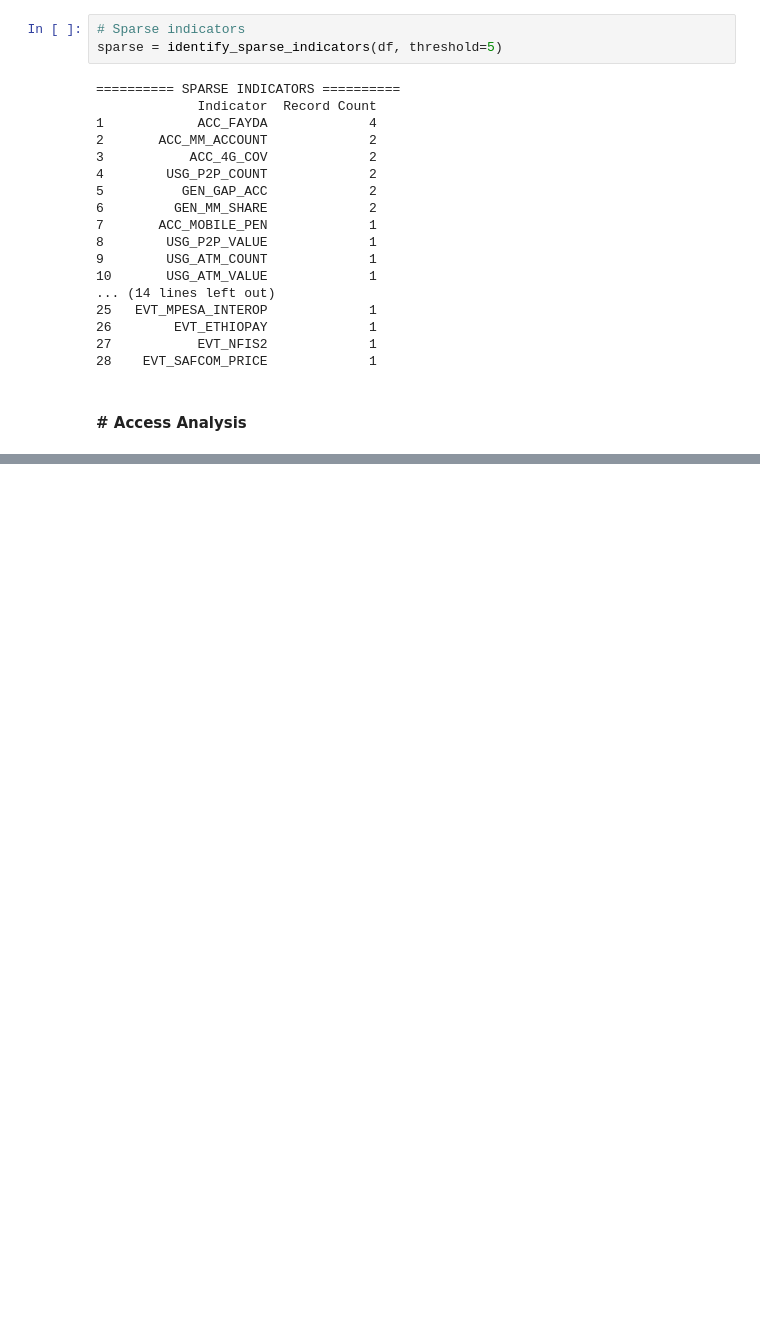
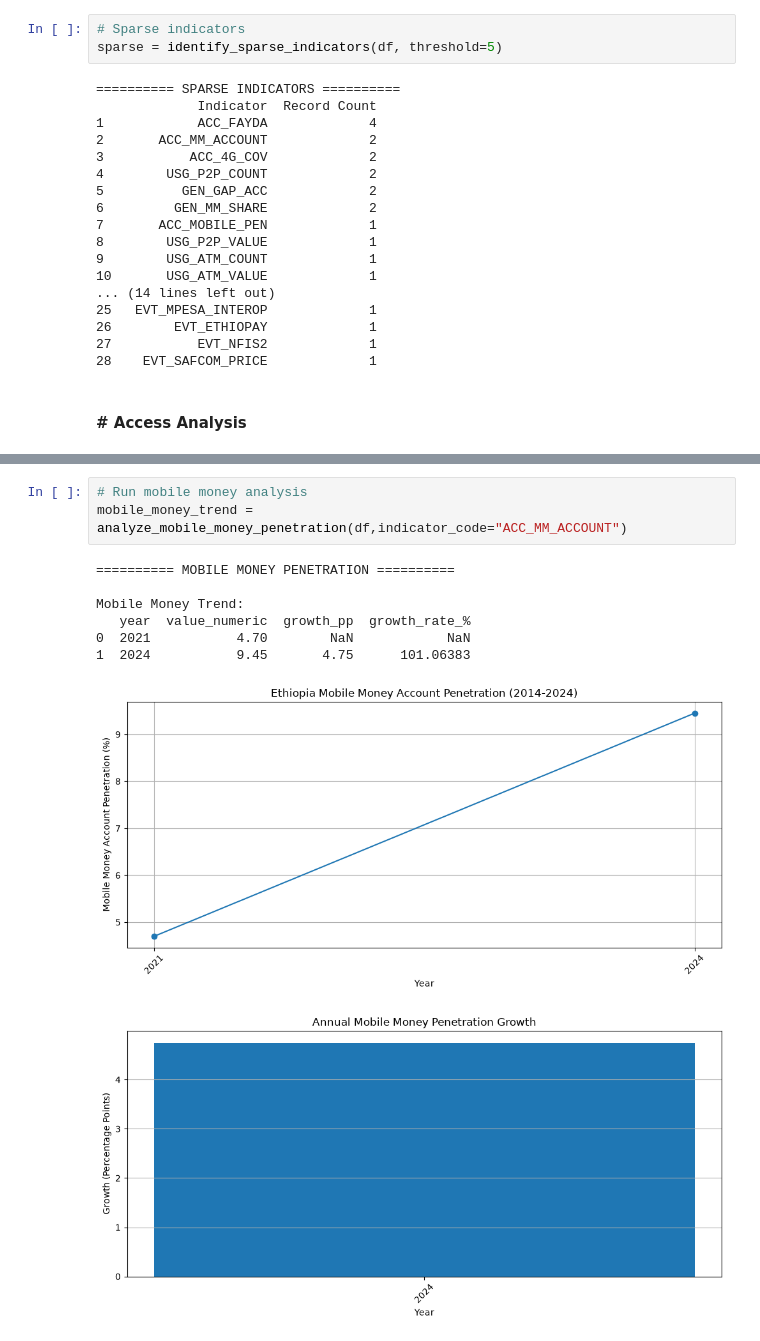
Before and after one commit to AyantuGeremew/ethiopia_fi_forecast, a Jupyter notebook: notebooks/main.ipynb, the cells around one changed output, grey strips where cells are left out. Saved outputs shown, nothing was run; the diff lists cells and outputs as text; blank space fills up the shorter version.

```diff
--- a/notebooks/main.ipynb
+++ b/notebooks/main.ipynb
@@ -671,0 +722,12 @@ sparse = identify_sparse_indicators(df, threshold=5)
+# %%
+# Run mobile money analysis
+mobile_money_trend = analyze_mobile_money_penetration(df,indicator_code="ACC_MM_ACCOUNT")
+# %% [output]
+========== MOBILE MONEY PENETRATION ==========
+
+Mobile Money Trend:
+   year  value_numeric  growth_pp  growth_rate_%
+0  2021           4.70        NaN            NaN
+1  2024           9.45       4.75      101.06383
+[figure, added]
+[figure, added]
```
Also changed, not shown: parts of 45 cells of this notebook, 4 other files.
